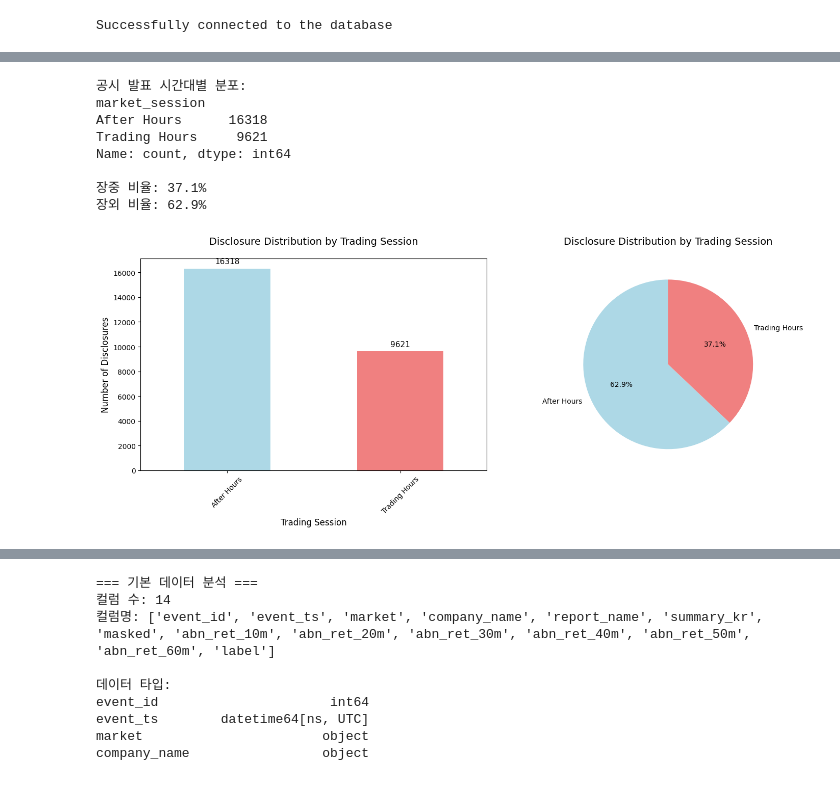
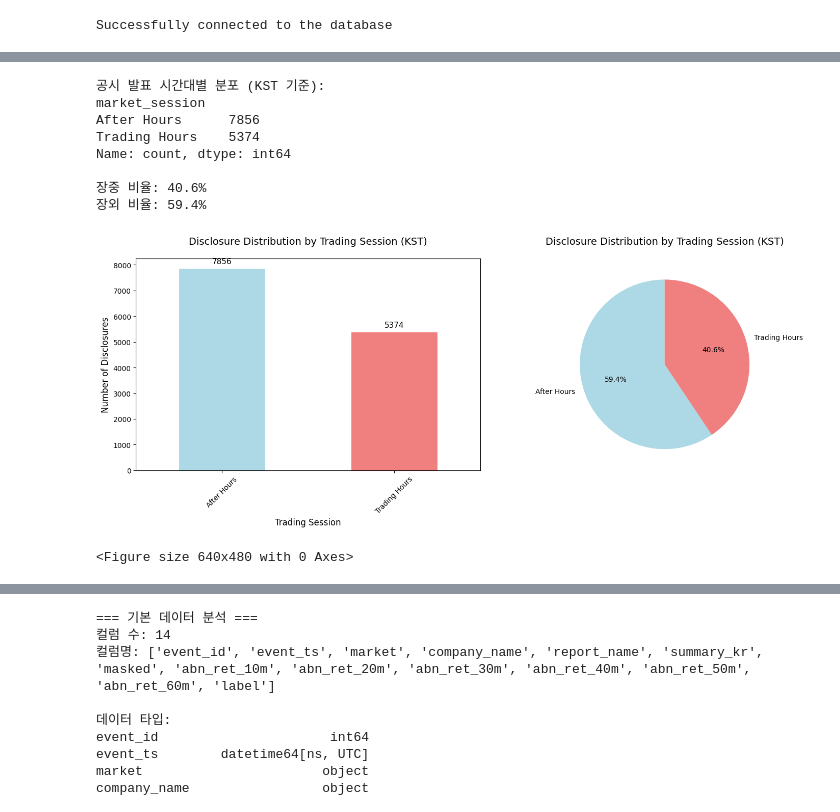
Before and after one commit to antaechan/dart-sentiment-analysis, a Jupyter notebook: analysis/kind_EDA_AR.ipynb, the cells around one changed output, grey strips where cells are left out. Saved outputs shown, nothing was run; the diff lists cells and outputs as text; code cells hidden in the pictures.

```diff
--- a/analysis/kind_EDA_AR.ipynb
+++ b/analysis/kind_EDA_AR.ipynb
@@ -108,20 +106,16 @@ KOSDAQ GLOBAL: 1015건 (3.9%)
 # %%
-# disclosed_at을 datetime으로 변환 (이미 timezone-aware 상태)
+# disclosed_at을 datetime으로 변환 (이미 KST 기준으로 저장됨)
 df['disclosed_at'] = pd.to_datetime(df['disclosed_at'])
 
-# 이미 timezone-aware이므로 tz_convert만 사용하여 KST로 변환
-df['disclosed_at_kst'] = df['disclosed_at'].dt.tz_convert('Asia/Seoul')
-
-# KST 시간에 따라 데이터프레임 정렬
+# 이미 KST 기준이므로 그대로 사용
+df['disclosed_at_kst'] = df['disclosed_at']
 df = df.sort_values('disclosed_at_kst')
-
-# 시간만 추출 (KST 기준)
 df['time_only'] = df['disclosed_at_kst'].dt.time
 
-# 장중 시간 정의 (9:00 ~ 15:30)
+# 장중 시간 정의 (9:00 ~ 15:20) - KST 기준
 import datetime
 market_open = datetime.time(9, 0)
-market_close = datetime.time(15, 30)
+market_close = datetime.time(15, 20)
 
 # 장중/장외 분류
 df['market_session'] = df['time_only'].apply(
@@ -130,43 +124,47 @@ df['market_session'] = df['time_only'].apply(
 
 # 결과 집계
 session_counts = df['market_session'].value_counts()
-print("공시 발표 시간대별 분포:")
+print("공시 발표 시간대별 분포 (KST 기준):")
 print(session_counts)
 print(f"\n장중 비율: {session_counts.get('Trading Hours', 0) / len(df) * 100:.1f}%")
 print(f"장외 비율: {session_counts.get('After Hours', 0) / len(df) * 100:.1f}%")
 
 # 시각화
 fig, (ax1, ax2) = plt.subplots(1, 2, figsize=(15, 6))
 
 # 막대 그래프
 session_counts.plot(kind='bar', ax=ax1, color=['lightblue', 'lightcoral'])
-ax1.set_title('Disclosure Distribution by Trading Session', fontsize=14, pad=20)
+ax1.set_title('Disclosure Distribution by Trading Session (KST)', fontsize=14, pad=20)
 ax1.set_xlabel('Trading Session', fontsize=12)
 ax1.set_ylabel('Number of Disclosures', fontsize=12)
 ax1.tick_params(axis='x', rotation=45)
 
 # 각 막대 위에 값 표시
 for i, v in enumerate(session_counts.values):
     ax1.text(i, v + len(df)*0.01, str(v), ha='center', va='bottom', fontsize=11)
 
 # 파이 차트
 session_ratios = session_counts / len(df) * 100
 ax2.pie(session_ratios.values, labels=session_ratios.index, autopct='%1.1f%%',
         startangle=90, colors=['lightblue', 'lightcoral'])
-ax2.set_title('Disclosure Distribution by Trading Session', fontsize=14, pad=20)
+ax2.set_title('Disclosure Distribution by Trading Session (KST)', fontsize=14, pad=20)
 
 plt.tight_layout()
 plt.show()
+
+plt.tight_layout()
+plt.show()
 # %% [output]
-공시 발표 시간대별 분포:
+공시 발표 시간대별 분포 (KST 기준):
 market_session
-After Hours      16318
-Trading Hours     9621
+After Hours      7856
+Trading Hours    5374
 Name: count, dtype: int64
 
-장중 비율: 37.1%
-장외 비율: 62.9%
+장중 비율: 40.6%
+장외 비율: 59.4%
-[figure, old version]
+[figure, new version]
+<Figure size 640x480 with 0 Axes>
 # %%
 import pandas as pd
 from datetime import datetime
```
Also changed, not shown: parts of 3 cells of this notebook, 1 other file.
